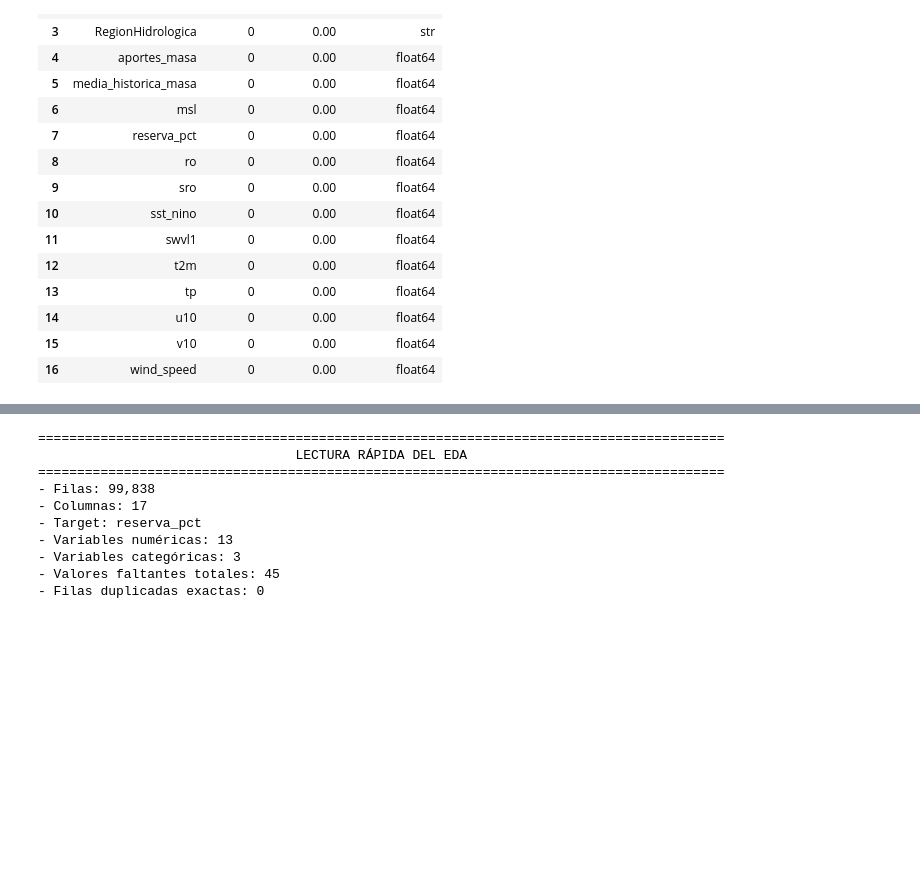
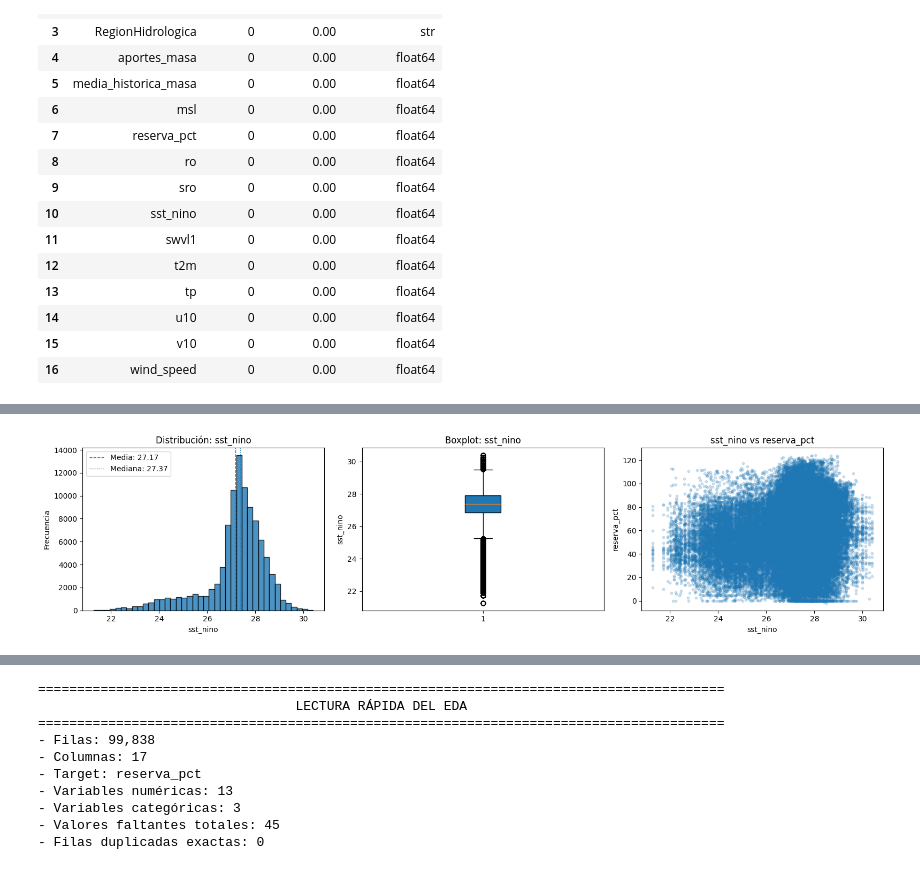
Before and after one commit to SamuelOviedo2003/ml-embalses-colombia, a Jupyter notebook: ML - Embalses_Untitled1.ipynb, the cells around one changed output, grey strips where cells are left out. Saved outputs shown, nothing was run; the diff lists cells and outputs as text; code cells hidden in the pictures; blank space fills up the shorter version.

```diff
--- a/ML - Embalses_Untitled1.ipynb
+++ b/ML - Embalses_Untitled1.ipynb
@@ -555,0 +590,12 @@ display(target_corr)
+# %%
+plot_numeric_audit(
+    embalses,
+    columns=[
+        col for col in [
+            "sst_nino"
+        ] if col in embalses.columns
+    ],
+    target="reserva_pct",
+)
+# %% [output]
+[figure, added]
```
Also changed, not shown: parts of 21 cells of this notebook.
